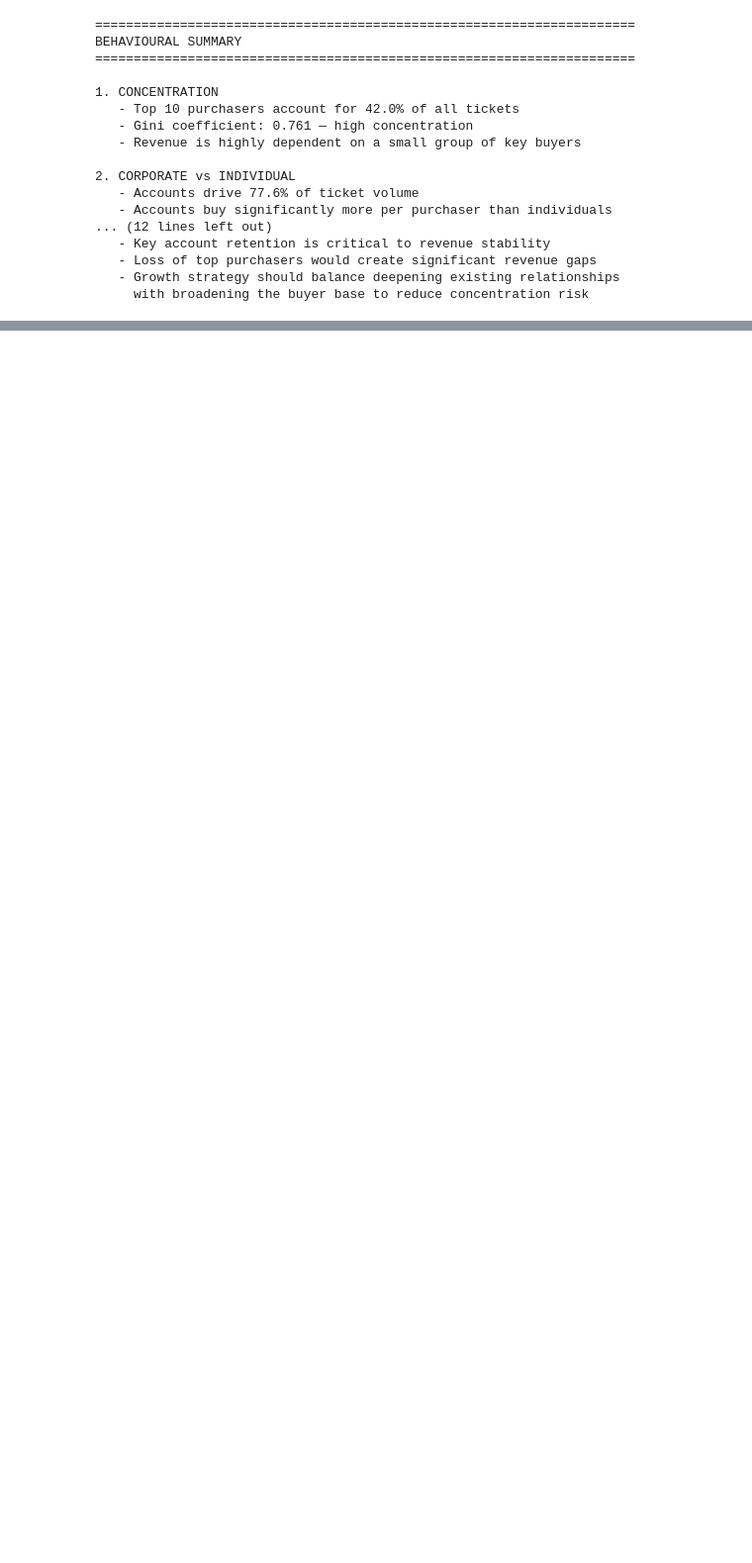
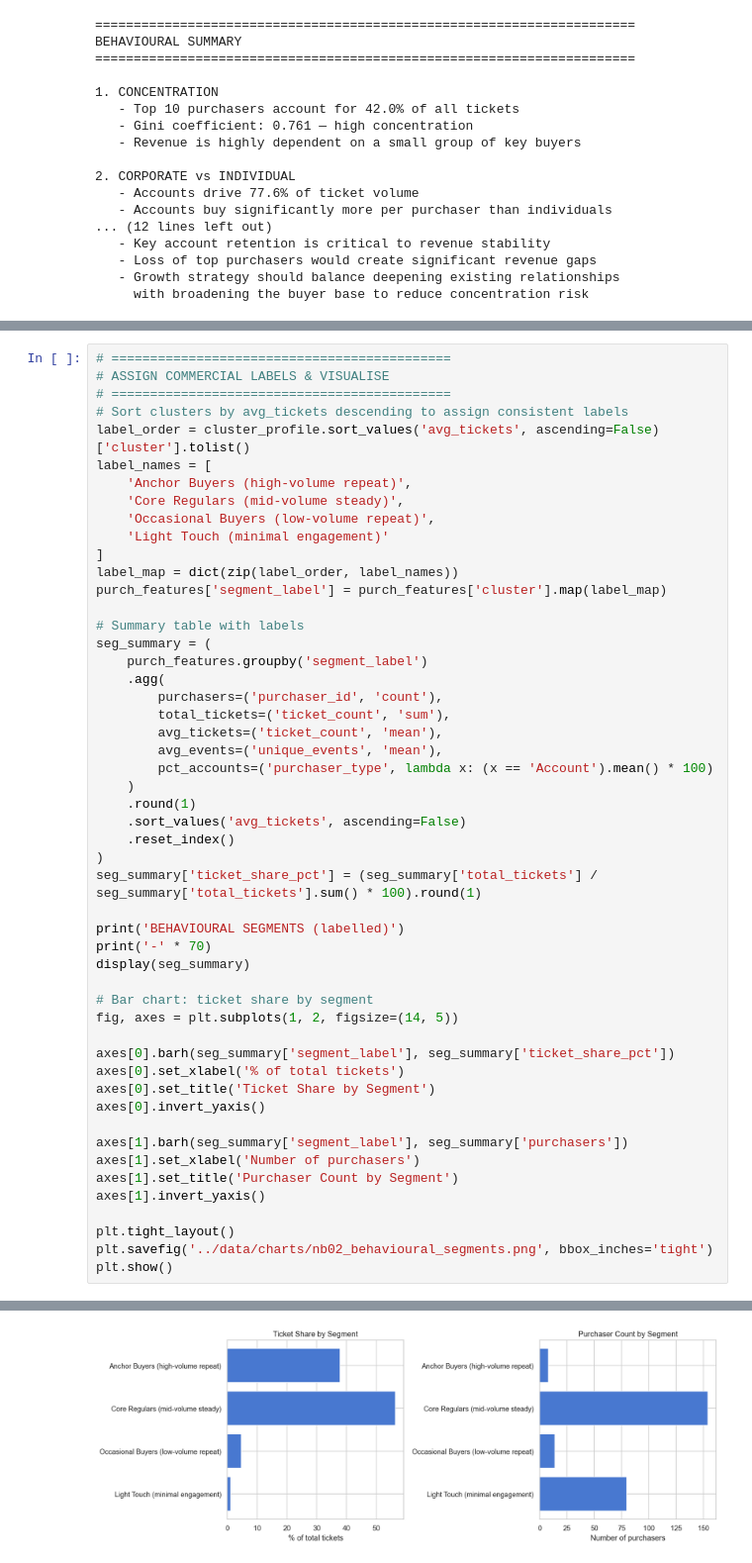
Before and after one commit to varunrout/shufc-assessment, a Jupyter notebook: notebooks/02_behavioral_analysis.ipynb, the cells around one changed output, grey strips where cells are left out. Shown at 99% size. Drawn from its saved outputs; the diff is of its cells as text; blank space fills up the shorter version.

```diff
--- a/notebooks/02_behavioral_analysis.ipynb
+++ b/notebooks/02_behavioral_analysis.ipynb
@@ -876,0 +989,52 @@ BEHAVIOURAL SUMMARY
+# %%
+# ============================================
+# ASSIGN COMMERCIAL LABELS & VISUALISE
+# ============================================
+# Sort clusters by avg_tickets descending to assign consistent labels
+label_order = cluster_profile.sort_values('avg_tickets', ascending=False)['cluster'].tolist()
+label_names = [
+    'Anchor Buyers (high-volume repeat)',
+    'Core Regulars (mid-volume steady)',
+    'Occasional Buyers (low-volume repeat)',
+    'Light Touch (minimal engagement)'
+]
+label_map = dict(zip(label_order, label_names))
+purch_features['segment_label'] = purch_features['cluster'].map(label_map)
+
+# Summary table with labels
+seg_summary = (
+    purch_features.groupby('segment_label')
+    .agg(
+        purchasers=('purchaser_id', 'count'),
+        total_tickets=('ticket_count', 'sum'),
+        avg_tickets=('ticket_count', 'mean'),
+        avg_events=('unique_events', 'mean'),
+        pct_accounts=('purchaser_type', lambda x: (x == 'Account').mean() * 100)
+    )
+    .round(1)
+    .sort_values('avg_tickets', ascending=False)
+    .reset_index()
+)
+seg_summary['ticket_share_pct'] = (seg_summary['total_tickets'] / seg_summary['total_tickets'].sum() * 100).round(1)
+
+print('BEHAVIOURAL SEGMENTS (labelled)')
+print('-' * 70)
+display(seg_summary)
+
+# Bar chart: ticket share by segment
+fig, axes = plt.subplots(1, 2, figsize=(14, 5))
+
+axes[0].barh(seg_summary['segment_label'], seg_summary['ticket_share_pct'])
+axes[0].set_xlabel('% of total tickets')
+axes[0].set_title('Ticket Share by Segment')
+axes[0].invert_yaxis()
+
+axes[1].barh(seg_summary['segment_label'], seg_summary['purchasers'])
+axes[1].set_xlabel('Number of purchasers')
+axes[1].set_title('Purchaser Count by Segment')
+axes[1].invert_yaxis()
+
+plt.tight_layout()
+plt.savefig('../data/charts/nb02_behavioural_segments.png', bbox_inches='tight')
+plt.show()
+# %% [output]
@@ -877,3 +1048,4 @@ BEHAVIOURAL SUMMARY
+[figure, added]
 # %% [markdown]
 ### Commercial Implications
 
```
Also changed, not shown: parts of 5 cells of this notebook, 8 other files.
